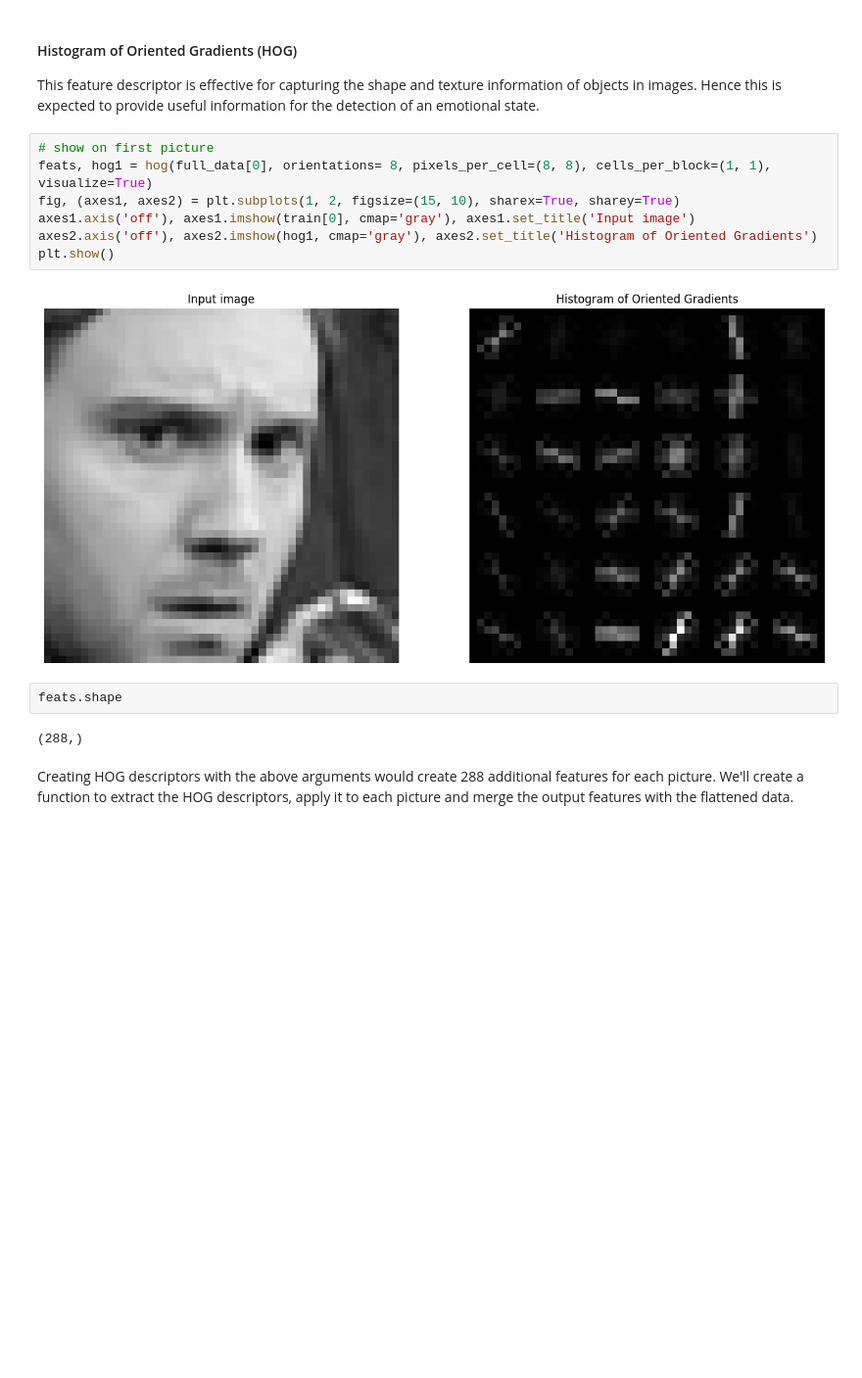
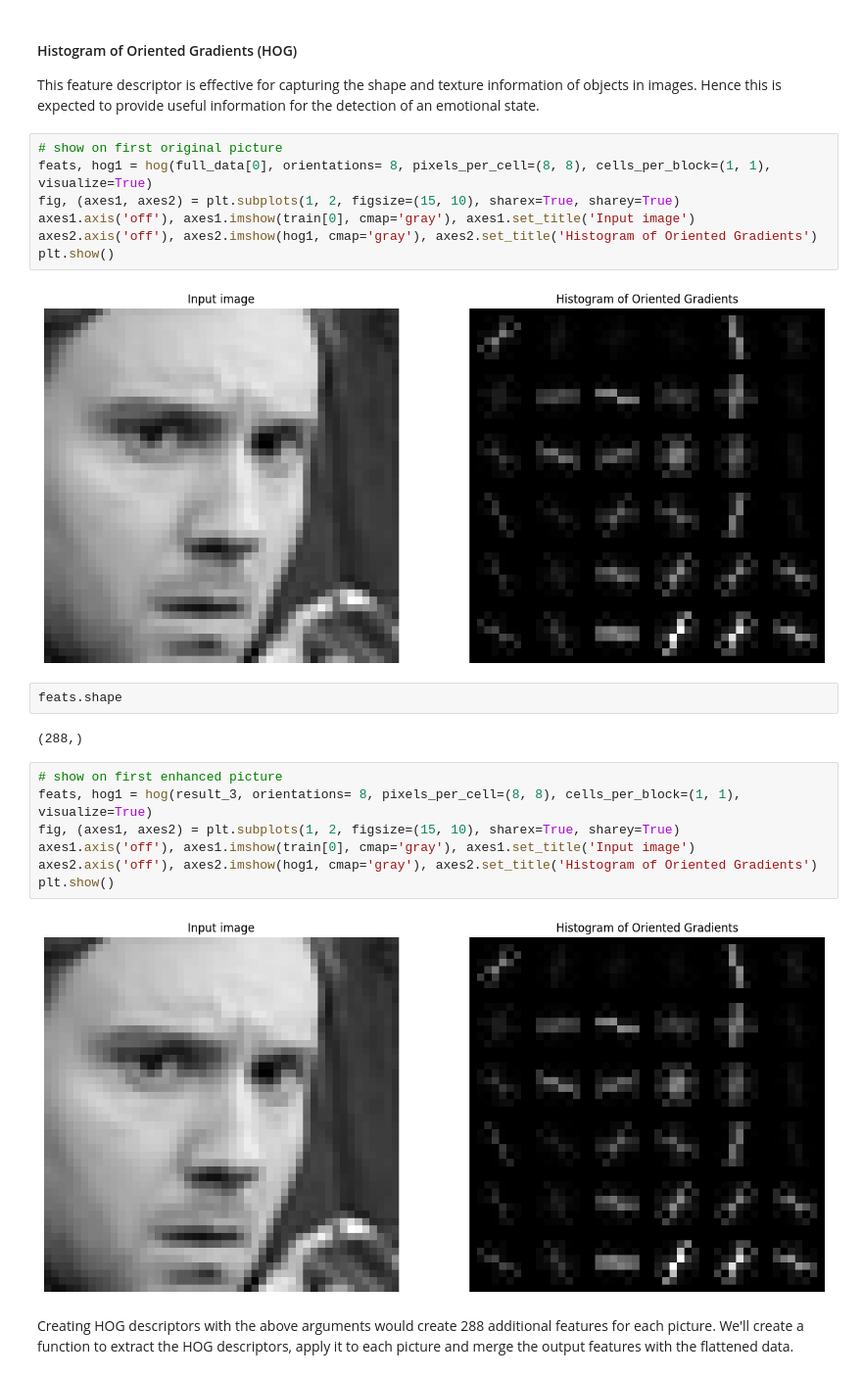
Before and after one commit to felix-rosenberger/image-classification, a Jupyter notebook: Image_Classification.ipynb, the cells around one changed output. Shown at 98% size. Drawn from its saved outputs; the diff is of its cells as text; blank space fills up the shorter version.

```diff
--- a/Image_Classification.ipynb
+++ b/Image_Classification.ipynb
@@ -286,7 +351,7 @@ We will create those features based on the original train data and merge them in
 #### Histogram of Oriented Gradients (HOG)
 This feature descriptor is effective for capturing the shape and texture information of objects in images. Hence this is expected to provide useful information for the detection of an emotional state.
 # %%
-# show on first picture
+# show on first original picture
 feats, hog1 = hog(full_data[0], orientations= 8, pixels_per_cell=(8, 8), cells_per_block=(1, 1), visualize=True)
 fig, (axes1, axes2) = plt.subplots(1, 2, figsize=(15, 10), sharex=True, sharey=True)
 axes1.axis('off'), axes1.imshow(train[0], cmap='gray'), axes1.set_title('Input image')
@@ -298,6 +363,15 @@ plt.show()
 feats.shape
 # %% [output]
 (288,)
+# %%
+# show on first enhanced picture
+feats, hog1 = hog(result_3, orientations= 8, pixels_per_cell=(8, 8), cells_per_block=(1, 1), visualize=True)
+fig, (axes1, axes2) = plt.subplots(1, 2, figsize=(15, 10), sharex=True, sharey=True)
+axes1.axis('off'), axes1.imshow(train[0], cmap='gray'), axes1.set_title('Input image')
+axes2.axis('off'), axes2.imshow(hog1, cmap='gray'), axes2.set_title('Histogram of Oriented Gradients')
+plt.show()
+# %% [output]
+[figure, added]
 # %% [markdown]
 Creating HOG descriptors with the above arguments would create 288 additional features for each picture. We'll create a function to extract the HOG descriptors, apply it to each picture and merge the output features with the flattened data.
 # %%
```
Also changed, not shown: parts of 39 cells of this notebook.
